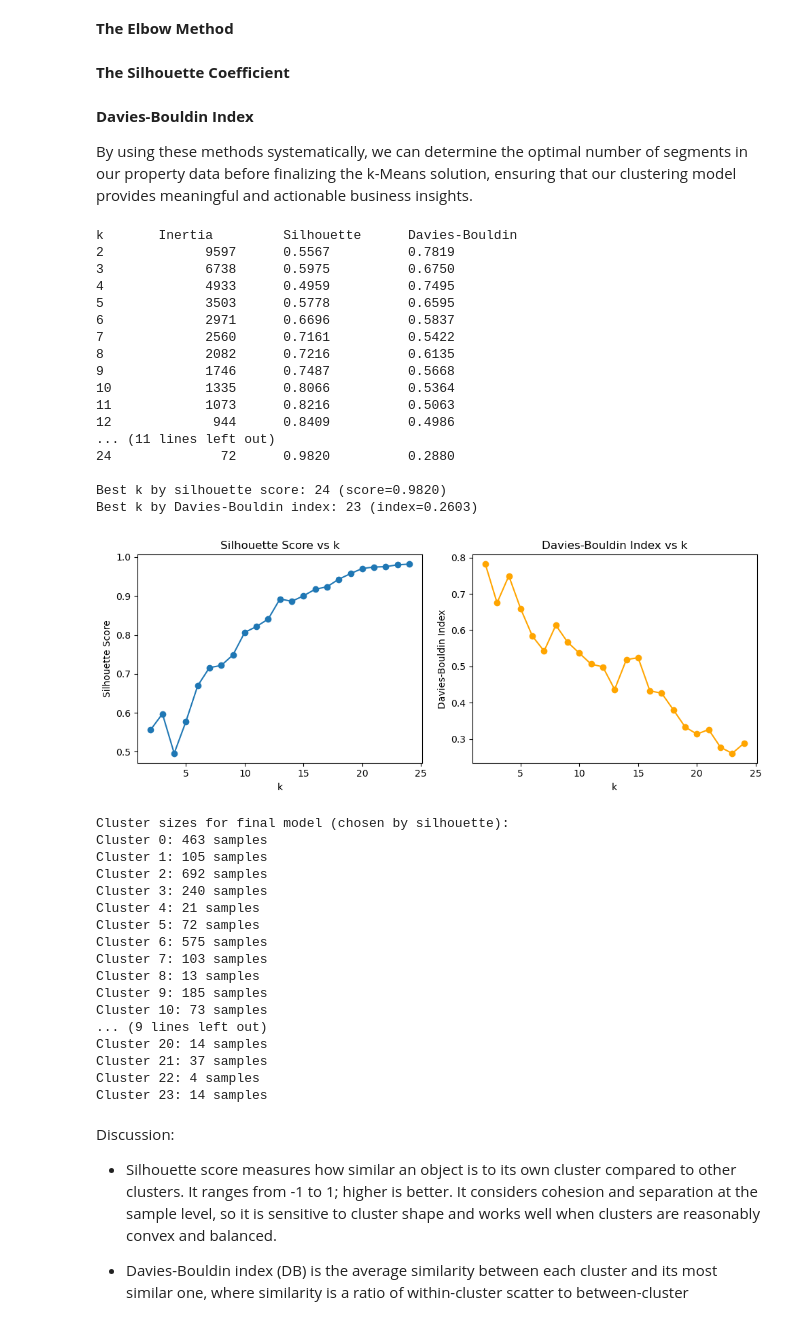
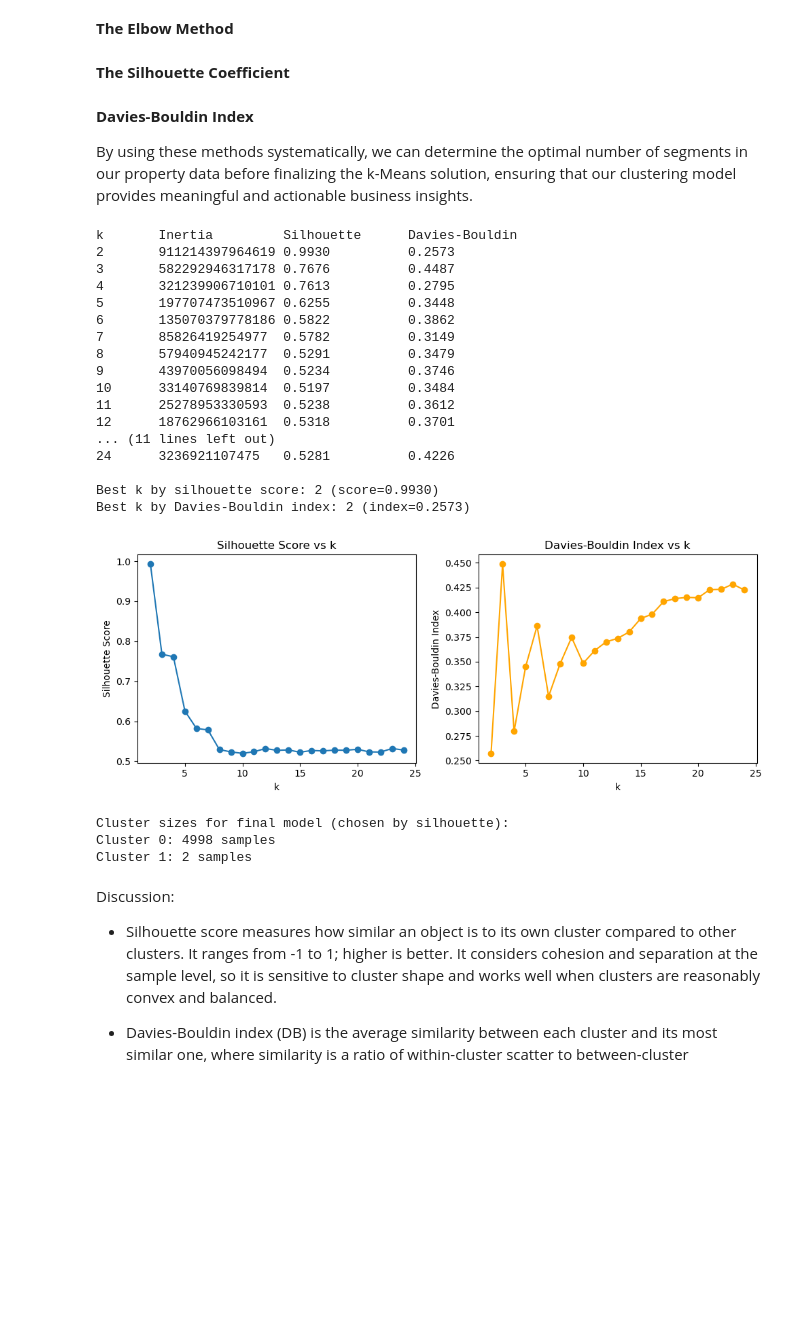
Before and after one commit to LuiisClaudio/ireland-real-estate-market-insights, a Jupyter notebook: Luis_Martins_CA1.ipynb, the cells around one changed output. Saved outputs shown, nothing was run; the diff lists cells and outputs as text; code cells hidden in the pictures; blank space fills up the shorter version.

```diff
--- a/Luis_Martins_CA1.ipynb
+++ b/Luis_Martins_CA1.ipynb
@@ -437,12 +523,18 @@ inertias = []
 sil_scores = []
 db_scores = []
 
+features_for_clustering_all_features = data_final[['Price', 'Description_of_Property', 'County_Encoded']]
+
+# Scale the features
+scaler_segment = StandardScaler()
+features_scaled = scaler_segment.fit_transform(features_for_clustering_all_features)
+
 for k in ks:
     km = KMeans(n_clusters=k, random_state=42, n_init=10)
-    labels = km.fit_predict(X_scaled)
+    labels = km.fit_predict(features_for_clustering_all_features)
     inertias.append(km.inertia_)
-    sil_scores.append(silhouette_score(X_scaled, labels))
-    db_scores.append(davies_bouldin_score(X_scaled, labels))
+    sil_scores.append(silhouette_score(features_for_clustering_all_features, labels))
+    db_scores.append(davies_bouldin_score(features_for_clustering_all_features, labels))
 
 # Print results
 print("k\tInertia\t\tSilhouette\tDavies-Bouldin")
@@ -456,66 +548,52 @@ print(f"\nBest k by silhouette score: {best_k_sil} (score={max(sil_scores):0.4f}
 print(f"Best k by Davies-Bouldin index: {best_k_db} (index={min(db_scores):0.4f})")
 # %% [output]
 k       Inertia         Silhouette      Davies-Bouldin
-2             9597      0.5567          0.7819
-3             6738      0.5975          0.6750
-4             4933      0.4959          0.7495
-5             3503      0.5778          0.6595
-6             2971      0.6696          0.5837
-7             2560      0.7161          0.5422
-8             2082      0.7216          0.6135
-9             1746      0.7487          0.5668
-10            1335      0.8066          0.5364
-11            1073      0.8216          0.5063
-12             944      0.8409          0.4986
+2       911214397964619 0.9930          0.2573
+3       582292946317178 0.7676          0.4487
+4       321239906710101 0.7613          0.2795
+5       197707473510967 0.6255          0.3448
+6       135070379778186 0.5822          0.3862
+7       85826419254977  0.5782          0.3149
+8       57940945242177  0.5291          0.3479
+9       43970056098494  0.5234          0.3746
+10      33140769839814  0.5197          0.3484
+11      25278953330593  0.5238          0.3612
+12      18762966103161  0.5318          0.3701
 ... (11 lines left out)
-24              72      0.9820          0.2880
+24      3236921107475   0.5281          0.4226
 
-Best k by silhouette score: 24 (score=0.9820)
-Best k by Davies-Bouldin index: 23 (index=0.2603)
+Best k by silhouette score: 2 (score=0.9930)
+Best k by Davies-Bouldin index: 2 (index=0.2573)
 # %%
 # Plot the metrics
 plt.figure(figsize=(10,4))
 plt.subplot(1,2,1)
 plt.plot(ks, sil_scores, marker='o')
 plt.title('Silhouette Score vs k')
 plt.xlabel('k')
 plt.ylabel('Silhouette Score')
 
 plt.subplot(1,2,2)
 plt.plot(ks, db_scores, marker='o', color='orange')
 plt.title('Davies-Bouldin Index vs k')
 plt.xlabel('k')
 plt.ylabel('Davies-Bouldin Index')
 plt.tight_layout()
 plt.show()
 
 # Fit final model for the silhouette-optimal k and show cluster sizes
 final_k = best_k_sil
-final_km = KMeans(n_clusters=final_k, random_state=42, n_init=10).fit(X_scaled)
+final_km = KMeans(n_clusters=final_k, random_state=42, n_init=10).fit(features_for_clustering_all_features)
 final_labels = final_km.labels_
 (unique, counts) = np.unique(final_labels, return_counts=True)
 print("\nCluster sizes for final model (chosen by silhouette):")
 for u, c in zip(unique, counts):
     print(f"Cluster {u}: {c} samples")
 # %% [output]
-[figure, old version]
+[figure, new version]
 Cluster sizes for final model (chosen by silhouette):
-Cluster 0: 463 samples
-Cluster 1: 105 samples
-Cluster 2: 692 samples
-Cluster 3: 240 samples
-Cluster 4: 21 samples
-Cluster 5: 72 samples
-Cluster 6: 575 samples
-Cluster 7: 103 samples
-Cluster 8: 13 samples
-Cluster 9: 185 samples
-Cluster 10: 73 samples
-... (9 lines left out)
-Cluster 20: 14 samples
-Cluster 21: 37 samples
-Cluster 22: 4 samples
-Cluster 23: 14 samples
+Cluster 0: 4998 samples
+Cluster 1: 2 samples
 # %% [markdown]
 Discussion:
 - Silhouette score measures how similar an object is to its own cluster compared to other clusters.
```
Also changed, not shown: parts of 15 cells of this notebook.
